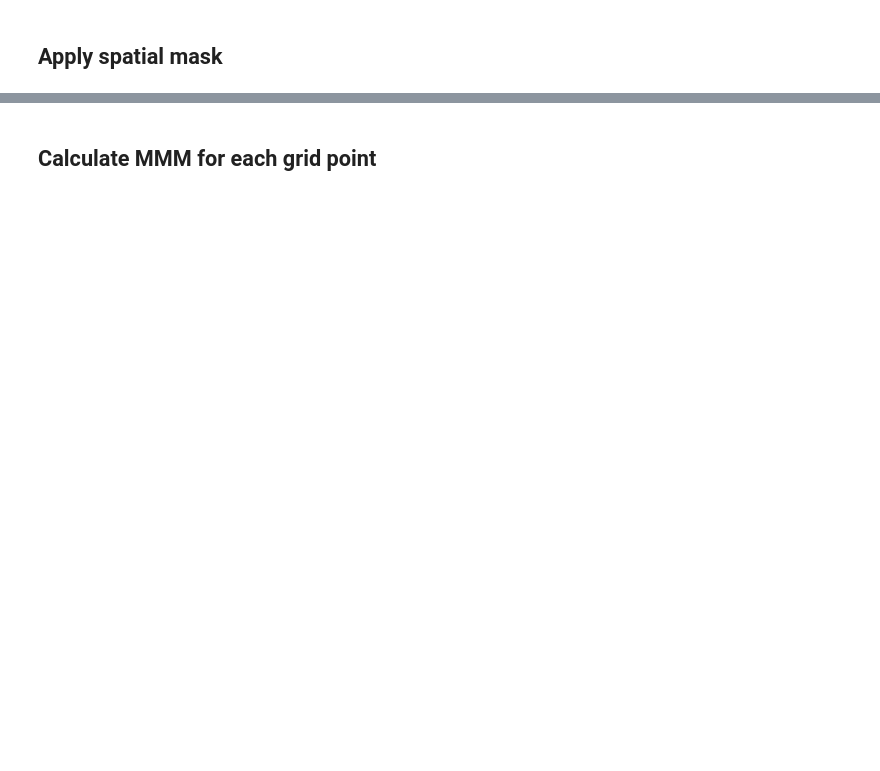
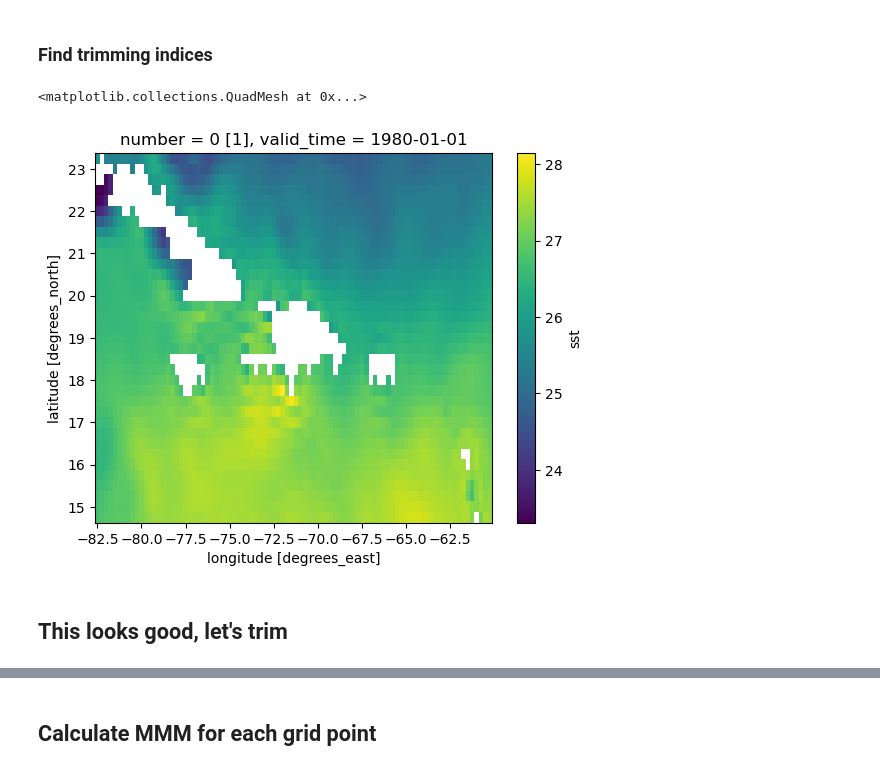
Before and after one commit to kristenkrumhardt/coral_bleaching, a Jupyter notebook: PR_heatwave/PR_xygrid.ipynb, the cells around one changed output, grey strips where cells are left out. Saved outputs shown, nothing was run; the diff lists cells and outputs as text; code cells hidden in the pictures; blank space fills up the shorter version.

```diff
--- a/PR_heatwave/PR_xygrid.ipynb
+++ b/PR_heatwave/PR_xygrid.ipynb
@@ -18,4 +23,11 @@ ds['sst'] = ds['sst'] - 273.15
+# %% [markdown]
+### Find trimming indices
+# %%
+ds['sst'].isel(valid_time=0,latitude=slice(167,202),longitude=slice(70,160)).plot()
+# %% [output]
+<matplotlib.collections.QuadMesh at 0x...>
+[figure, added]
 # %% [markdown]
-## Apply spatial mask
+## This looks good, let's trim
 # %%
 # Create meshgrid of lats and lons
```
Also changed, not shown: parts of 33 cells of this notebook.
